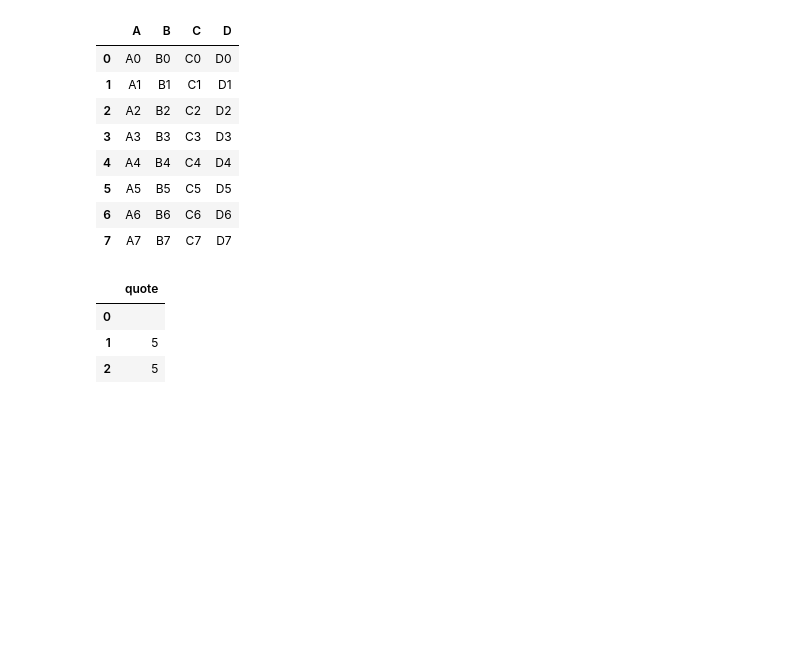
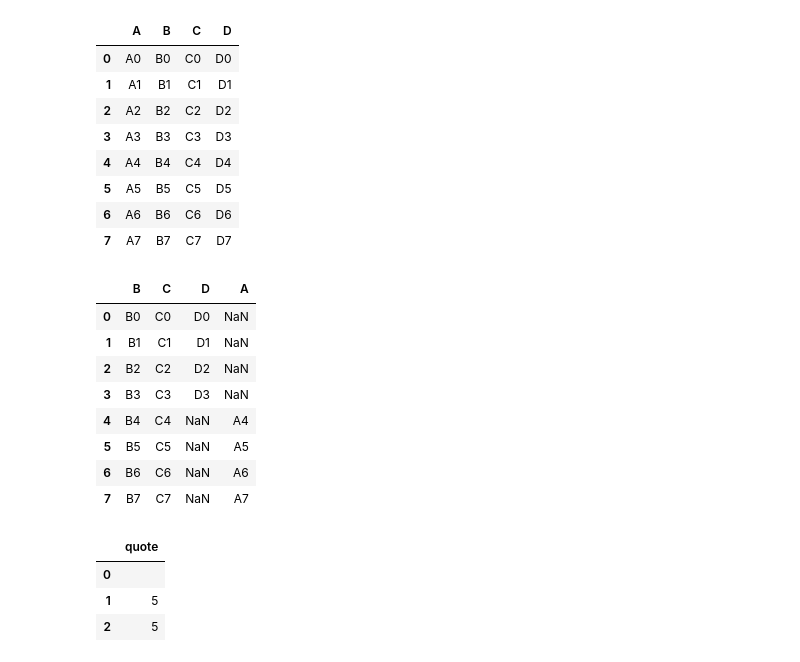
Before and after one commit to EvgeniiZorin/Handbook_Data-Science, a Jupyter notebook: _Pandas.ipynb, the cells around one changed output. Saved outputs shown, nothing was run; the diff lists cells and outputs as text; code cells hidden in the pictures; blank space fills up the shorter version.

```diff
--- a/_Pandas.ipynb
+++ b/_Pandas.ipynb
@@ -4013,6 +4013,50 @@ df1
 | 5 | A5 | B5 | C5 | D5 |
 | 6 | A6 | B6 | C6 | D6 |
 | 7 | A7 | B7 | C7 | D7 |
+# %%
+###################################################################################################################################
+#####   Concatenate dataframes   ##################################################################################################
+###################################################################################################################################
+import pandas as pd
+
+df1 = pd.DataFrame(
+    {
+        "B": ["B0", "B1", "B2", "B3"],
+        "C": ["C0", "C1", "C2", "C3"],
+        "D": ["D0", "D1", "D2", "D3"],
+    },
+    index=[0, 1, 2, 3],
+)
+
+df2 = pd.DataFrame(
+    {
+        "A": ["A4", "A5", "A6", "A7"],
+        "B": ["B4", "B5", "B6", "B7"],
+        "C": ["C4", "C5", "C6", "C7"]
+    },
+    index=[4, 5, 6, 7],
+)
+
+# Concatenate several dataframes into a new one
+df3 = pd.concat(
+    [df1, df2],
+    ignore_index=True # Clear the existing index and reset it in the result
+)
+df3
+
+# Update the existing dataframe
+df1 = pd.concat( [df1, df2], ignore_index=True )
+df1
+# %% [output]
+|  | B | C | D | A |
+| 0 | B0 | C0 | D0 | NaN |
+| 1 | B1 | C1 | D1 | NaN |
+| 2 | B2 | C2 | D2 | NaN |
+| 3 | B3 | C3 | D3 | NaN |
+| 4 | B4 | C4 | NaN | A4 |
+| 5 | B5 | C5 | NaN | A5 |
+| 6 | B6 | C6 | NaN | A6 |
+| 7 | B7 | C7 | NaN | A7 |
 # %%
 import pandas as pd
 
```
Also changed, not shown: parts of 1 cell of this notebook.
